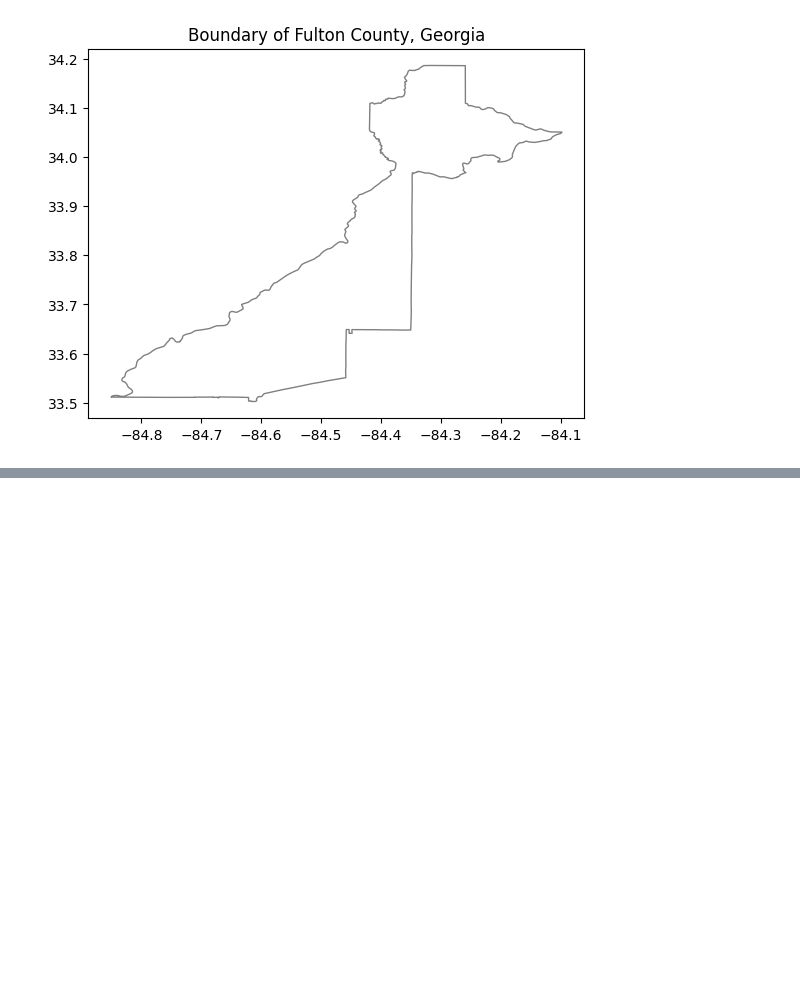
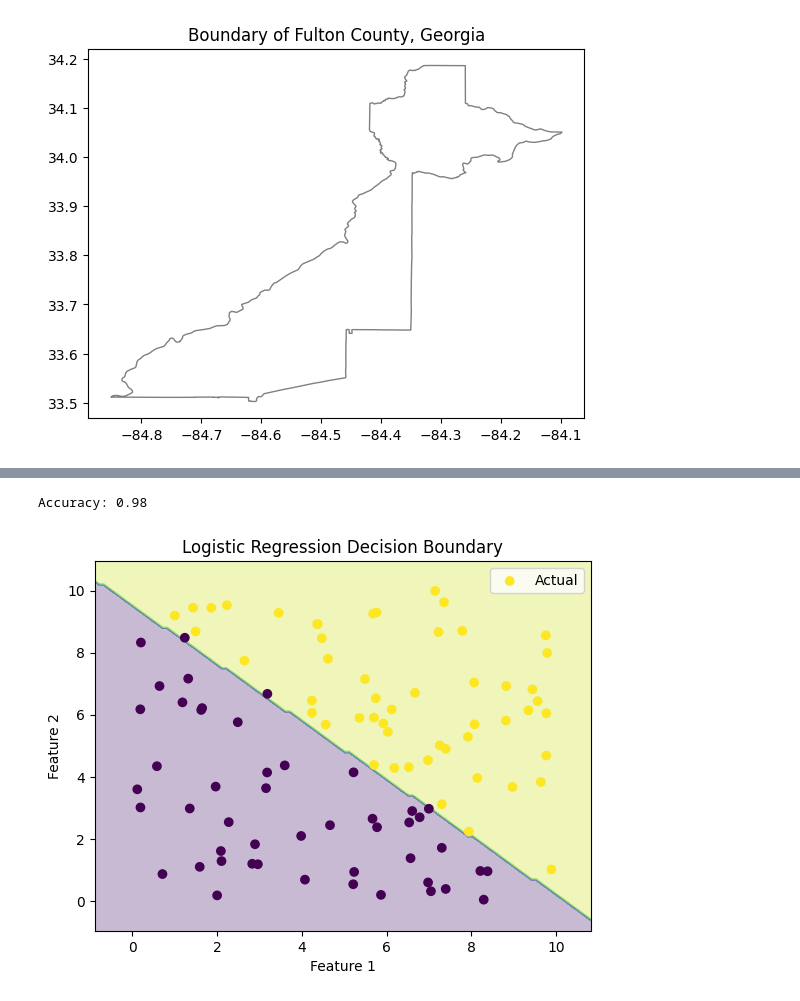
Before and after one commit to lehuong2709/Mind_At_Work_Website, a Jupyter notebook: scripts/scratch.ipynb, the cells around one changed output, grey strips where cells are left out. Cells and saved outputs as stored; diff of their text form; code cells hidden in the pictures; blank space fills up the shorter version.

```diff
--- a/scripts/scratch.ipynb
+++ b/scripts/scratch.ipynb
@@ -224,0 +598,40 @@ Latitudes: array('d', [33.624613, 33.62511, 33.62511, 33.62721, 33.63131, 33.634
+# %%
+import numpy as np
+import matplotlib.pyplot as plt
+from sklearn.linear_model import LogisticRegression
+from sklearn.metrics import accuracy_score
+
+# Generate random 2D data for demonstration
+np.random.seed(0)
+X = np.random.rand(100, 2) * 10  # 100 points in 2D space
+y = (X[:, 0] + X[:, 1] > 10).astype(int)  # Binary classification based on a simple condition
+
+# Logistic Regression model
+model = LogisticRegression()
+model.fit(X, y)
+
+# Predictions on the entire dataset
+y_pred = model.predict(X)
+
+# Calculate accuracy on the entire dataset
+accuracy = accuracy_score(y, y_pred)
+print(f"Accuracy: {accuracy:.2f}")
+
+# Plot the decision boundary
+x_min, x_max = X[:, 0].min() - 1, X[:, 0].max() + 1
+y_min, y_max = X[:, 1].min() - 1, X[:, 1].max() + 1
+xx, yy = np.meshgrid(np.arange(x_min, x_max, 0.1), np.arange(y_min, y_max, 0.1))
+
+Z = model.predict(np.c_[xx.ravel(), yy.ravel()])
+Z = Z.reshape(xx.shape)
+
+plt.contourf(xx, yy, Z, alpha=0.3)
+plt.scatter(X[:, 0], X[:, 1], c=y, marker='o', label='Actual')
+plt.title('Logistic Regression Decision Boundary')
+plt.xlabel('Feature 1')
+plt.ylabel('Feature 2')
+plt.legend()
+plt.show()
+# %% [output]
+Accuracy: 0.98
+[figure, added]
```
Also changed, not shown: parts of 17 cells of this notebook, 9 other files.
